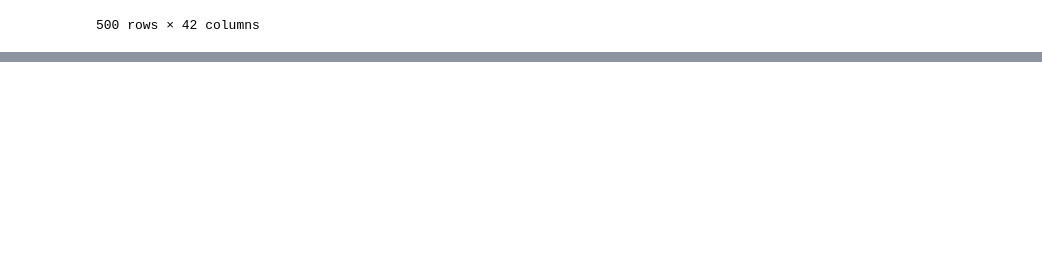
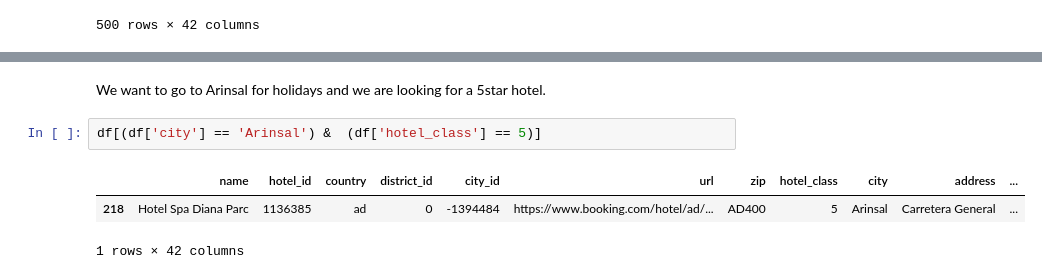
Before and after one commit to jpujolf95/lab-working-with-api, a Jupyter notebook: Lab_API.ipynb, the cells around one changed output, grey strips where cells are left out. Saved outputs shown, nothing was run; the diff lists cells and outputs as text; blank space fills up the shorter version.

```diff
--- a/Lab_API.ipynb
+++ b/Lab_API.ipynb
@@ -109,0 +88,8 @@ df[df['city'] == 'Arinsal']
+# %% [markdown]
+We want to go to Arinsal for holidays and we are looking for a 5star hotel.
+# %%
+df[(df['city'] == 'Arinsal') &  (df['hotel_class'] == 5)]
+# %% [output]
+|  | name | hotel_id | country | district_id | city_id | url | zip | hotel_class | city | address | ... |
+| 218 | Hotel Spa Diana Parc | 1136385 | ad | 0 | -1394484 | https://www.booking.com/hotel/ad/... | AD400 | 5 | Arinsal | Carretera General | ... |
+1 rows × 42 columns
```
Also changed, not shown: parts of 1 cell of this notebook.
